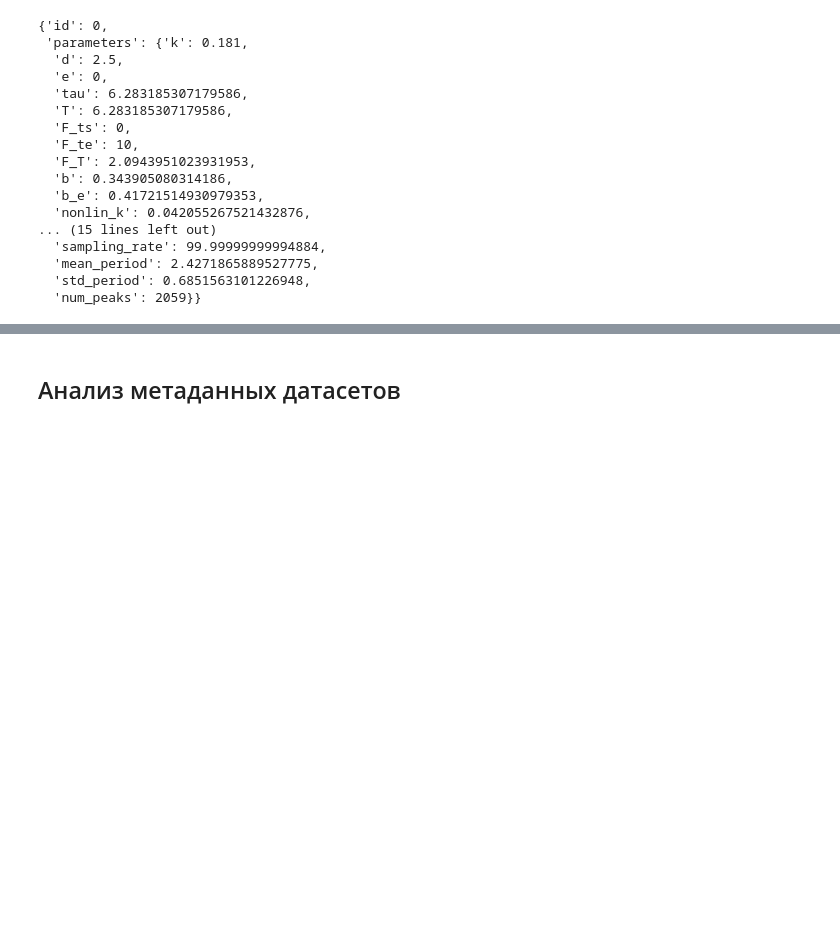
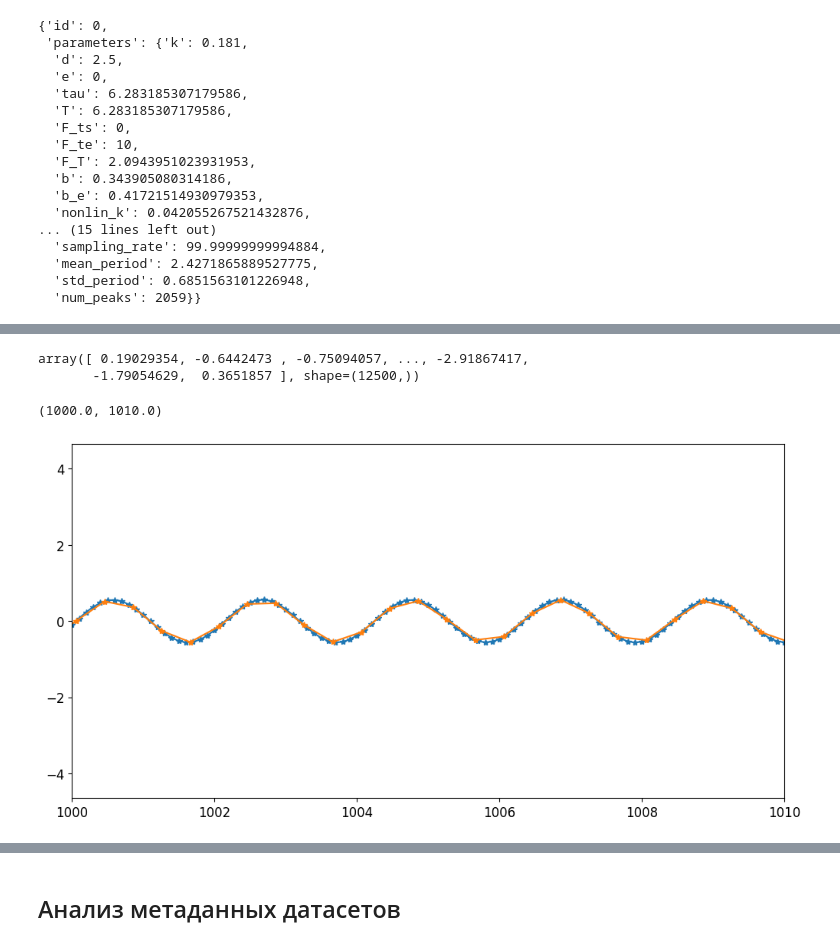
Before and after one commit to aHadoouken/timeseries_forecasting, a Jupyter notebook: create_datasets/dataset_analysis.ipynb, the cells around one changed output, grey strips where cells are left out. Drawn from its saved outputs; the diff is of its cells as text; code cells hidden in the pictures; blank space fills up the shorter version.

```diff
--- a/create_datasets/dataset_analysis.ipynb
+++ b/create_datasets/dataset_analysis.ipynb
@@ -61,0 +88,4 @@ datasets["mathieu_delayed_dataset.pkl"]["trajectories"][0]
+# %%
+t = datasets["mathieu_delayed_dataset_shrink.pkl"]["trajectories"][0]["solution"]["t"]
+original_rate = 1.0 / np.mean(np.diff(t))
+original_rate, np.mean(np.diff(t))
@@ -61,0 +143,2 @@ datasets["mathieu_delayed_dataset.pkl"]["trajectories"][0]
+# %%
+resampler = DataResampler(2.5)
@@ -61,0 +172,12 @@ datasets["mathieu_delayed_dataset.pkl"]["trajectories"][0]
+# %%
+x_resampled
+# %% [output]
+array([ 0.19029354, -0.6442473 , -0.75094057, ..., -2.91867417,
+       -1.79054629,  0.3651857 ], shape=(12500,))
+# %%
+plt.plot(t, x, "-*")
+plt.plot(t_resampled, x_resampled, "-*")
+plt.xlim(1000, 1010)
+# %% [output]
+(1000.0, 1010.0)
+[figure, added]
```
Also changed, not shown: parts of 26 cells of this notebook, 11 other files.
